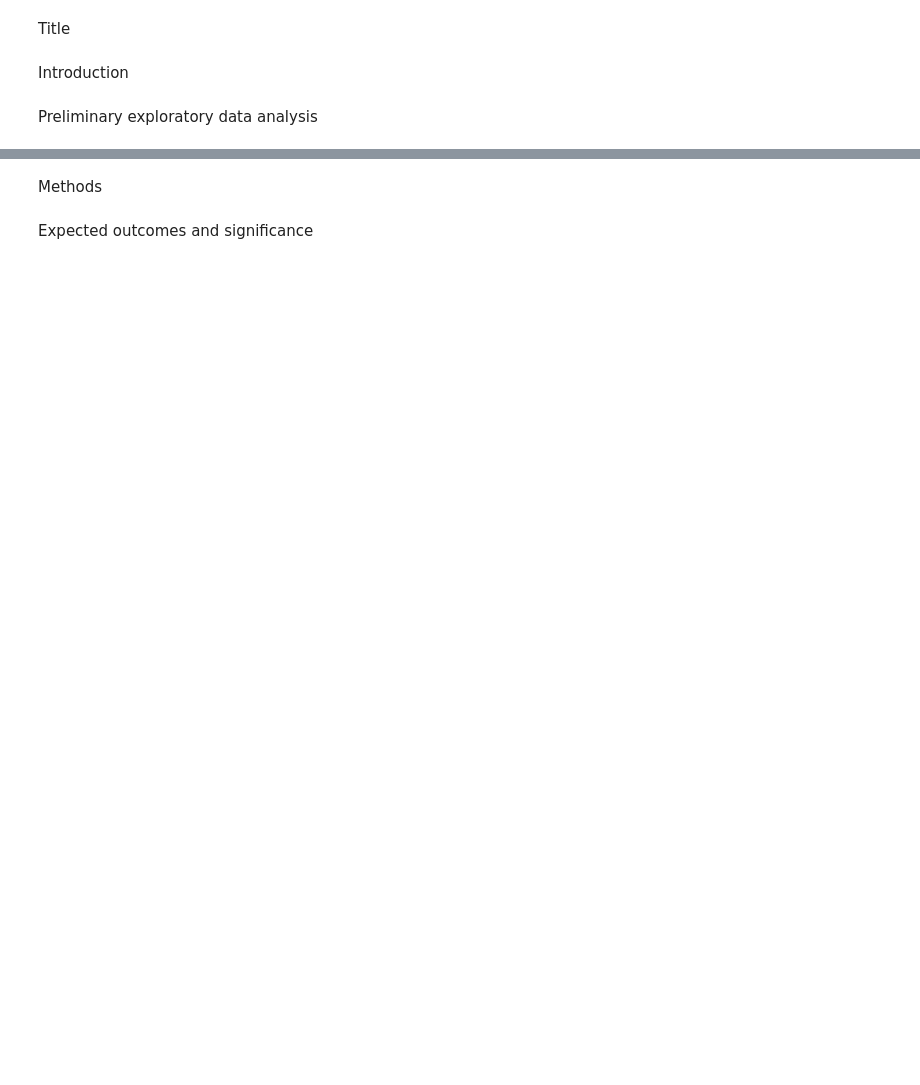
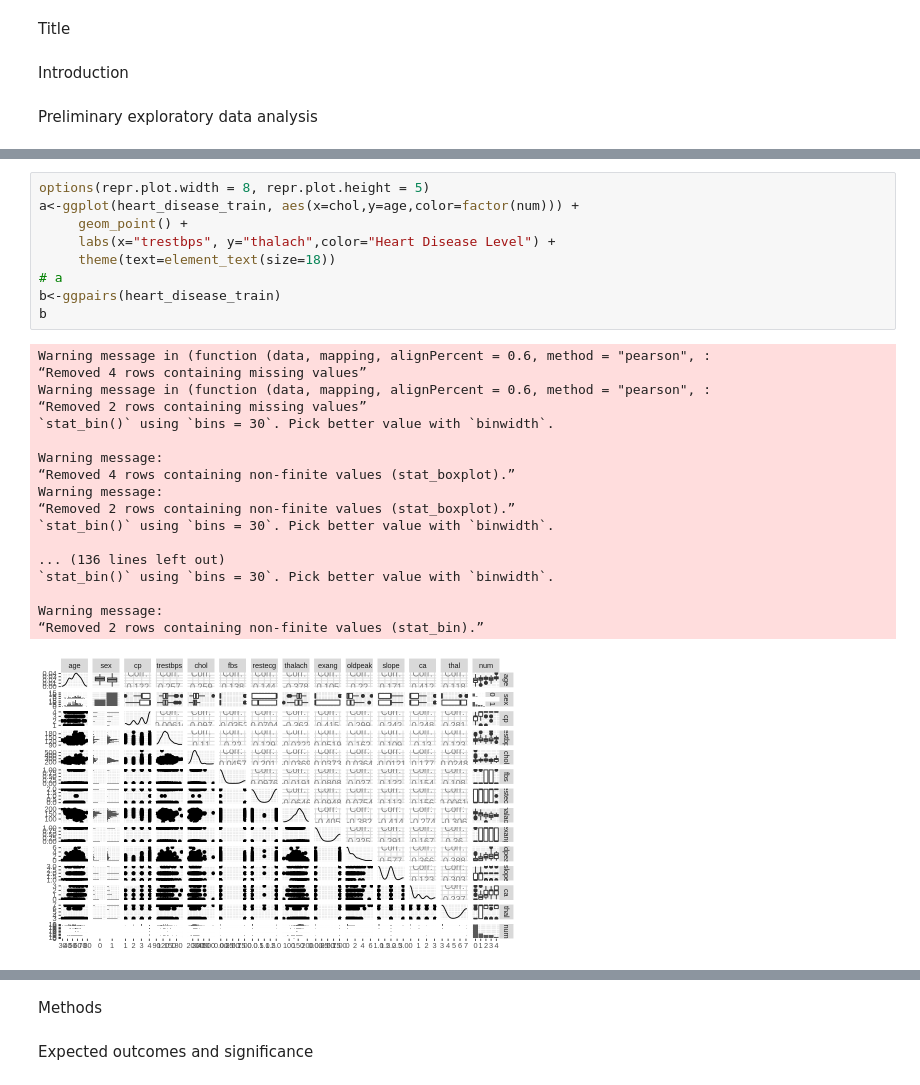
Before and after one commit to aliceterada/DSCI-Project, a Jupyter notebook: Group_Project_Proposal.ipynb, the cells around one changed output, grey strips where cells are left out. Saved outputs shown, nothing was run; the diff lists cells and outputs as text; blank space fills up the shorter version.

Commit message:
Visualisation Done

```diff
--- a/Group_Project_Proposal.ipynb
+++ b/Group_Project_Proposal.ipynb
@@ -86,2 +76,30 @@ A tibble: 229 × 14
 | 57 | 0 | 2 | 130 | 236 | 0 | 2 | 174 | 0 | 0.0 | 2 | 1 | ... |
 | 38 | 1 | 3 | 138 | 175 | 0 | 0 | 173 | 0 | 0.0 | 1 | NA | ... |
+# %%
+options(repr.plot.width = 8, repr.plot.height = 5)
+a<-ggplot(heart_disease_train, aes(x=chol,y=age,color=factor(num))) +
+     geom_point() +
+     labs(x="trestbps", y="thalach",color="Heart Disease Level") +
+     theme(text=element_text(size=18))
+# a
+b<-ggpairs(heart_disease_train)
+b
+# %% [output]
+Warning message in (function (data, mapping, alignPercent = 0.6, method = "pearson", :
+“Removed 4 rows containing missing values”
+Warning message in (function (data, mapping, alignPercent = 0.6, method = "pearson", :
+“Removed 2 rows containing missing values”
+`stat_bin()` using `bins = 30`. Pick better value with `binwidth`.
+
+Warning message:
+“Removed 4 rows containing non-finite values (stat_boxplot).”
+Warning message:
+“Removed 2 rows containing non-finite values (stat_boxplot).”
+`stat_bin()` using `bins = 30`. Pick better value with `binwidth`.
+
+... (136 lines left out)
+`stat_bin()` using `bins = 30`. Pick better value with `binwidth`.
+
+Warning message:
+“Removed 2 rows containing non-finite values (stat_bin).”
+[figure, added]
```
Also changed, not shown: parts of 18 cells of this notebook.
